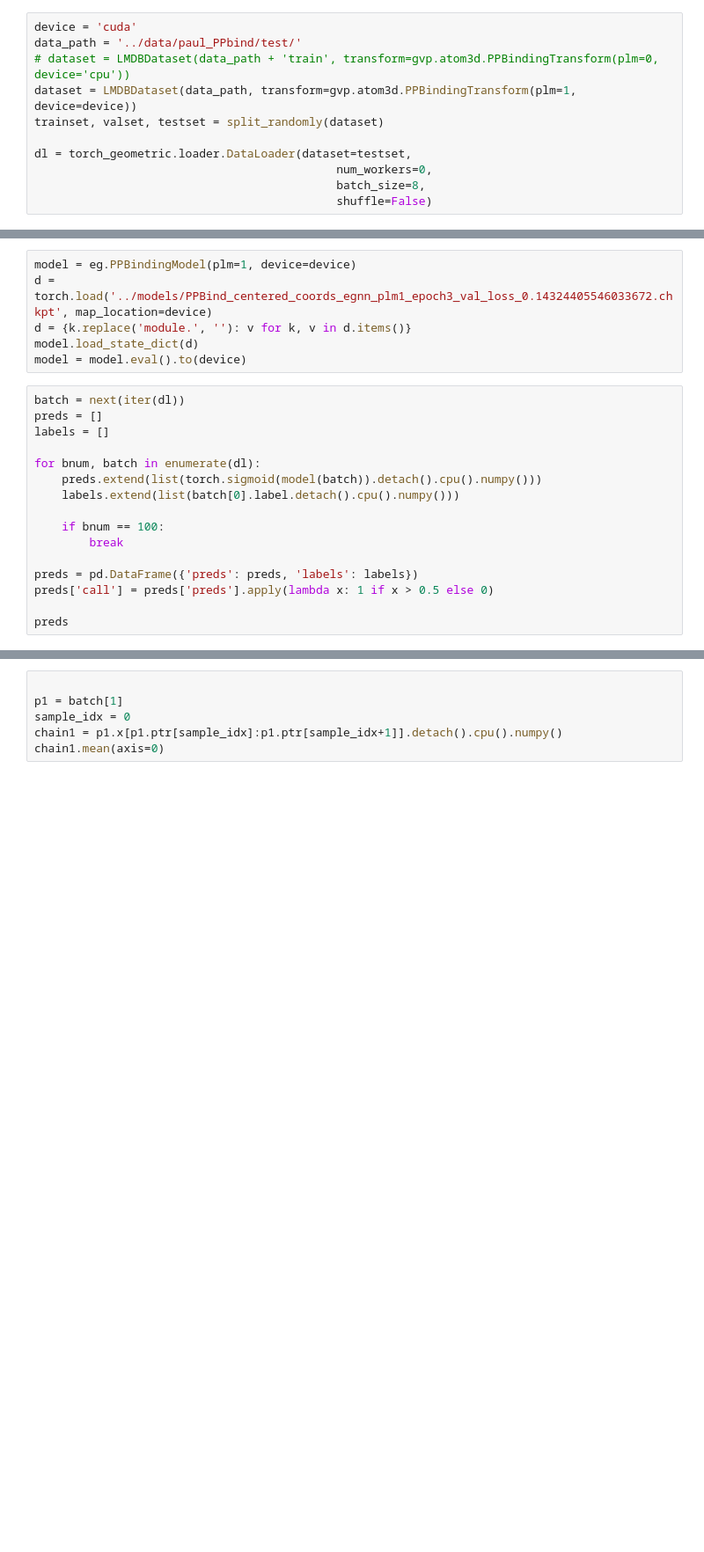
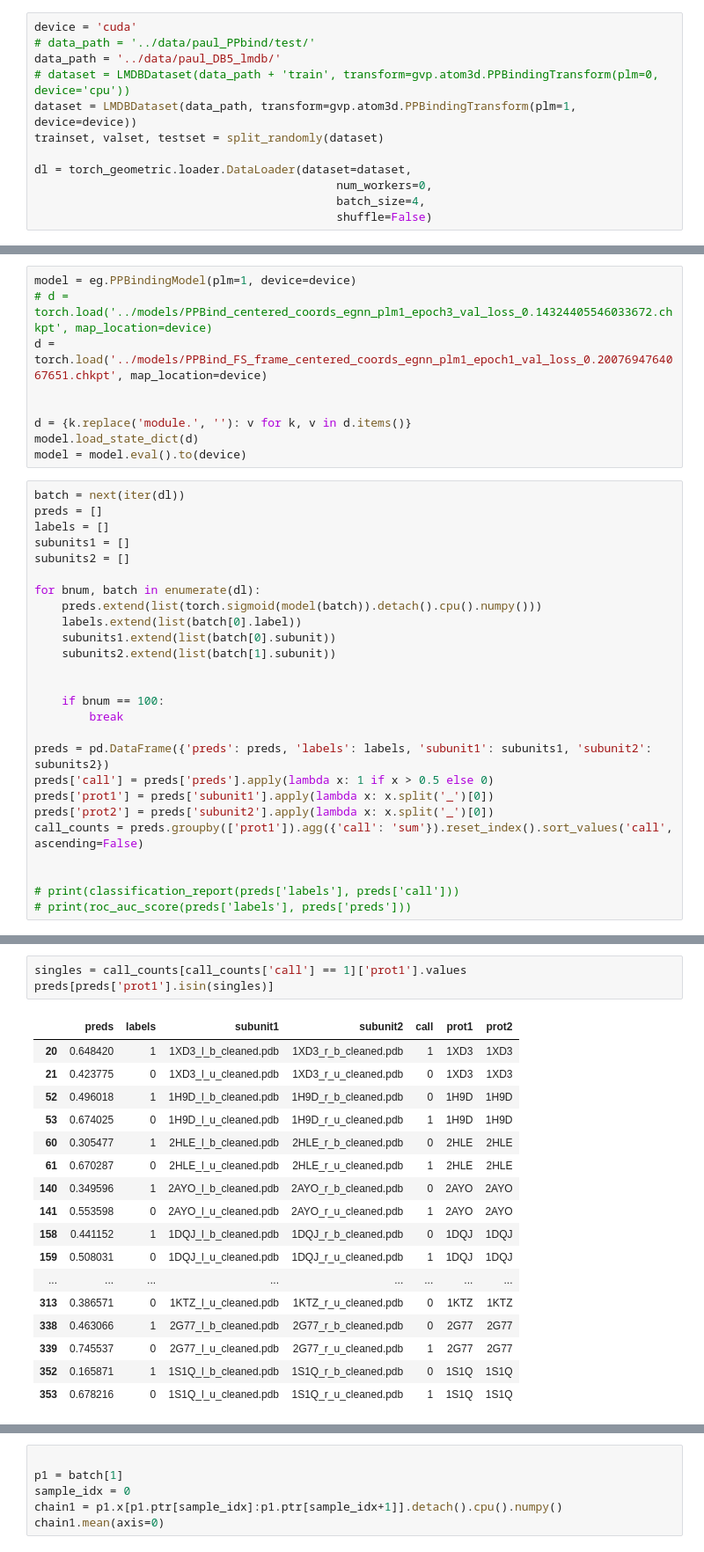
Before and after one commit to outpace-bio/GGNN_Meets_PLM, a Jupyter notebook: notebooks/egnn_play.ipynb, the cells around one changed output, grey strips where cells are left out. Shown at 88% size. Drawn from its saved outputs; the diff is of its cells as text; blank space fills up the shorter version.

Commit message:
playing with PPIBind modeling

```diff
--- a/notebooks/egnn_play.ipynb
+++ b/notebooks/egnn_play.ipynb
@@ -33,13 +33,14 @@ from sklearn.metrics import precision_recall_fscore_support, confusion_matrix, c
 # dataset = da.load_dataset('../data/PPI/DIPS-split/data/', 'pdb')
 # %%
 device = 'cuda'
-data_path = '../data/paul_PPbind/test/'
+# data_path = '../data/paul_PPbind/test/'
+data_path = '../data/paul_DB5_lmdb/'
 # dataset = LMDBDataset(data_path + 'train', transform=gvp.atom3d.PPBindingTransform(plm=0, device='cpu'))
 dataset = LMDBDataset(data_path, transform=gvp.atom3d.PPBindingTransform(plm=1, device=device))
 trainset, valset, testset = split_randomly(dataset)
 
-dl = torch_geometric.loader.DataLoader(dataset=testset,
+dl = torch_geometric.loader.DataLoader(dataset=dataset,
                                             num_workers=0,
-                                            batch_size=8,
+                                            batch_size=4,
                                             shuffle=False)
 # %% [output]
@@ -50,6 +51,9 @@ dl = torch_geometric.loader.DataLoader(dataset=testset,
 # %%
 model = eg.PPBindingModel(plm=1, device=device)
-d = torch.load('../models/PPBind_centered_coords_egnn_plm1_epoch3_val_loss_0.14324405546033672.chkpt', map_location=device)
+# d = torch.load('../models/PPBind_centered_coords_egnn_plm1_epoch3_val_loss_0.14324405546033672.chkpt', map_location=device)
+d = torch.load('../models/PPBind_FS_frame_centered_coords_egnn_plm1_epoch1_val_loss_0.2007694764067651.chkpt', map_location=device)
+
+
 d = {k.replace('module.', ''): v for k, v in d.items()}
 model.load_state_dict(d)
 model = model.eval().to(device)
@@ -57,15 +61,25 @@ model = model.eval().to(device)
 batch = next(iter(dl))
 preds = []
 labels = []
+subunits1 = []
+subunits2 = []
 
 for bnum, batch in enumerate(dl):
     preds.extend(list(torch.sigmoid(model(batch)).detach().cpu().numpy()))
-    labels.extend(list(batch[0].label.detach().cpu().numpy()))
+    labels.extend(list(batch[0].label))
+    subunits1.extend(list(batch[0].subunit))
+    subunits2.extend(list(batch[1].subunit))
+
 
     if bnum == 100:
         break
 
-preds = pd.DataFrame({'preds': preds, 'labels': labels})
+preds = pd.DataFrame({'preds': preds, 'labels': labels, 'subunit1': subunits1, 'subunit2': subunits2})
 preds['call'] = preds['preds'].apply(lambda x: 1 if x > 0.5 else 0)
+preds['prot1'] = preds['subunit1'].apply(lambda x: x.split('_')[0])
+preds['prot2'] = preds['subunit2'].apply(lambda x: x.split('_')[0])
+call_counts = preds.groupby(['prot1']).agg({'call': 'sum'}).reset_index().sort_values('call', ascending=False)
 
-preds
+
+# print(classification_report(preds['labels'], preds['call']))
+# print(roc_auc_score(preds['labels'], preds['preds']))
@@ -85,0 +103,21 @@ preds
+# %%
+singles = call_counts[call_counts['call'] == 1]['prot1'].values
+preds[preds['prot1'].isin(singles)]
+# %% [output]
+|  | preds | labels | subunit1 | subunit2 | call | prot1 | prot2 |
+| 20 | 0.648420 | 1 | 1XD3_l_b_cleaned.pdb | 1XD3_r_b_cleaned.pdb | 1 | 1XD3 | 1XD3 |
+| 21 | 0.423775 | 0 | 1XD3_l_u_cleaned.pdb | 1XD3_r_u_cleaned.pdb | 0 | 1XD3 | 1XD3 |
+| 52 | 0.496018 | 1 | 1H9D_l_b_cleaned.pdb | 1H9D_r_b_cleaned.pdb | 0 | 1H9D | 1H9D |
+| 53 | 0.674025 | 0 | 1H9D_l_u_cleaned.pdb | 1H9D_r_u_cleaned.pdb | 1 | 1H9D | 1H9D |
+| 60 | 0.305477 | 1 | 2HLE_l_b_cleaned.pdb | 2HLE_r_b_cleaned.pdb | 0 | 2HLE | 2HLE |
+| 61 | 0.670287 | 0 | 2HLE_l_u_cleaned.pdb | 2HLE_r_u_cleaned.pdb | 1 | 2HLE | 2HLE |
+| 140 | 0.349596 | 1 | 2AYO_l_b_cleaned.pdb | 2AYO_r_b_cleaned.pdb | 0 | 2AYO | 2AYO |
+| 141 | 0.553598 | 0 | 2AYO_l_u_cleaned.pdb | 2AYO_r_u_cleaned.pdb | 1 | 2AYO | 2AYO |
+| 158 | 0.441152 | 1 | 1DQJ_l_b_cleaned.pdb | 1DQJ_r_b_cleaned.pdb | 0 | 1DQJ | 1DQJ |
+| 159 | 0.508031 | 0 | 1DQJ_l_u_cleaned.pdb | 1DQJ_r_u_cleaned.pdb | 1 | 1DQJ | 1DQJ |
+| ... | ... | ... | ... | ... | ... | ... | ... |
+| 313 | 0.386571 | 0 | 1KTZ_l_u_cleaned.pdb | 1KTZ_r_u_cleaned.pdb | 0 | 1KTZ | 1KTZ |
+| 338 | 0.463066 | 1 | 2G77_l_b_cleaned.pdb | 2G77_r_b_cleaned.pdb | 0 | 2G77 | 2G77 |
+| 339 | 0.745537 | 0 | 2G77_l_u_cleaned.pdb | 2G77_r_u_cleaned.pdb | 1 | 2G77 | 2G77 |
+| 352 | 0.165871 | 1 | 1S1Q_l_b_cleaned.pdb | 1S1Q_r_b_cleaned.pdb | 0 | 1S1Q | 1S1Q |
+| 353 | 0.678216 | 0 | 1S1Q_l_u_cleaned.pdb | 1S1Q_r_u_cleaned.pdb | 1 | 1S1Q | 1S1Q |
```
Also changed, not shown: parts of 13 cells of this notebook, 5 other files.
